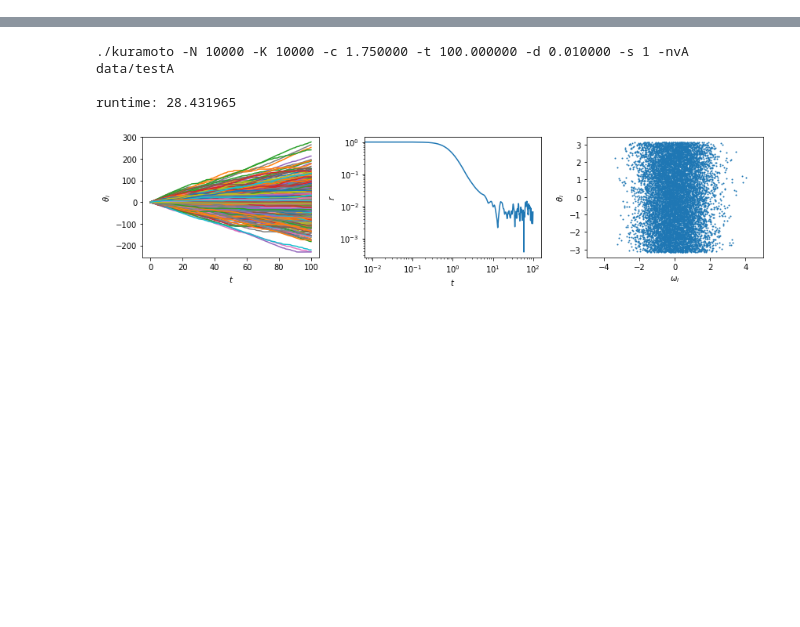
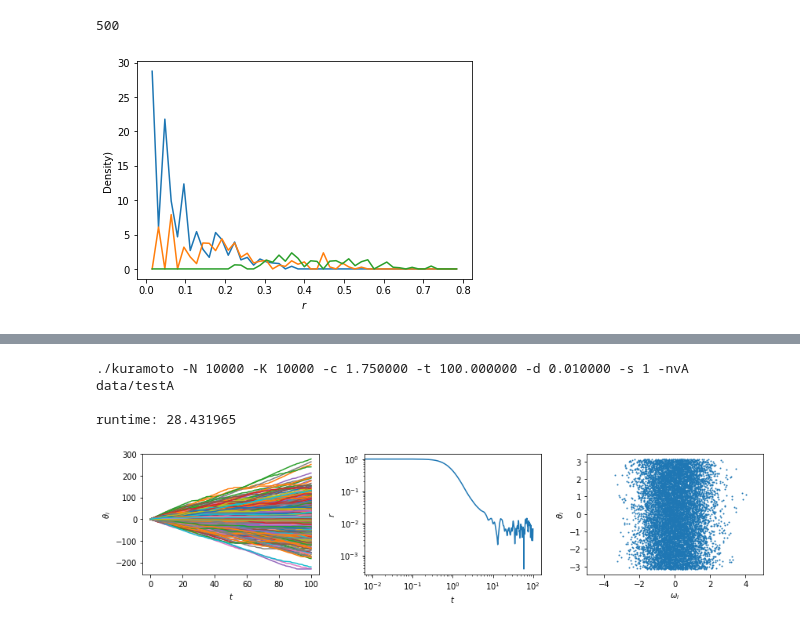
Before and after one commit to znicolaou/kuramoto, a Jupyter notebook: volcano.ipynb, the cells around one changed output, grey strips where cells are left out. Cells and saved outputs as stored; diff of their text form; code cells hidden in the pictures; blank space fills up the shorter version.

```diff
--- a/volcano.ipynb
+++ b/volcano.ipynb
@@ -17,0 +98,26 @@ def kuramoto(t, theta, omegas, sigma, adj):
+# %%
+for g in range(3):
+    vals=[]
+    for seed in range(1,501):
+        print("%i\r"%(seed),end='')
+        filebase='data/250/4/%i/%i'%(g,seed)
+        if os.path.exists(filebase+'fs.dat'):
+            file=open(filebase+'.out')
+            lines=file.readlines()
+            N,K,t1,dt,c,seed=np.array(lines[0].split(),dtype=np.float64)
+            N=int(N)
+            K=int(K)
+            file.close()
+
+
+            coupling=np.fromfile(filebase+'fs.dat',dtype=np.float32)[-2*N:]
+            coupling=coupling[::2]+1j*coupling[1::2]
+            vals=vals+[np.abs(coupling)]
+
+    count,bins=np.histogram(np.concatenate(vals),bins=np.arange(50)/50*0.8)
+    plt.plot(bins[1:],count/(np.sum(count)*(2*np.pi)*(bins[:-1]+bins[1:])/2*(bins[1]-bins[0])))
+    plt.xlabel('$r$')
+    plt.ylabel('Density)')
+# %% [output]
+500
+[figure, added]
```
Also changed, not shown: parts of 22 cells of this notebook, 6 other files.
